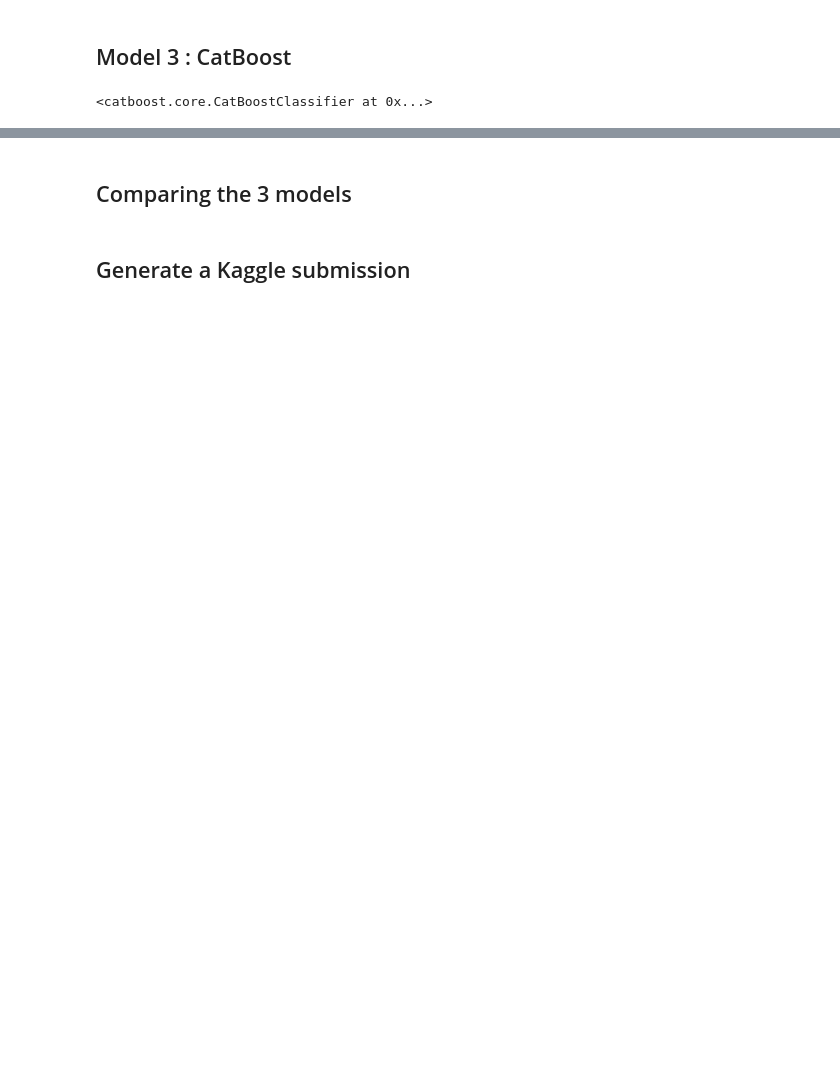
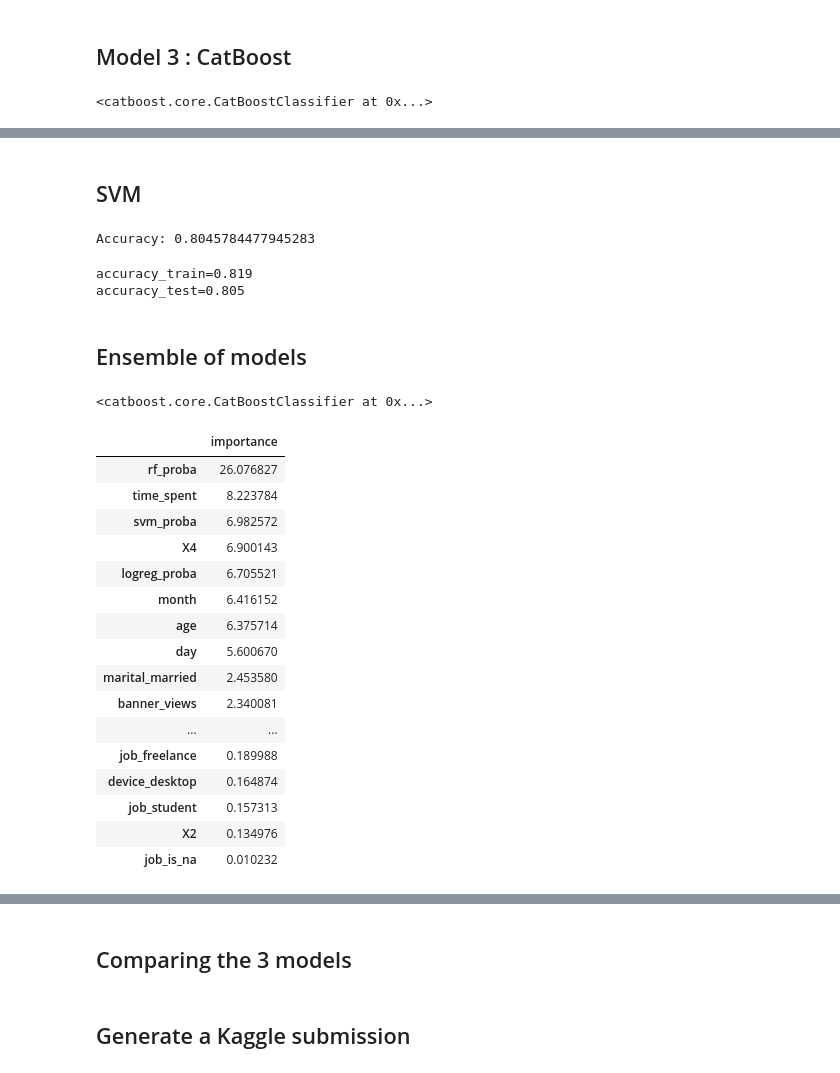
Before and after one commit to GuthHannes/ML_project, a Jupyter notebook: Project ML.ipynb, the cells around one changed output, grey strips where cells are left out. Drawn from its saved outputs; the diff is of its cells as text; code cells hidden in the pictures; blank space fills up the shorter version.

```diff
--- a/Project ML.ipynb
+++ b/Project ML.ipynb
@@ -373,0 +404,72 @@ accuracy_test=0.868
+# %% [markdown]
+## SVM
+# %%
+from sklearn.svm import SVC
+
+svm = SVC(kernel='linear', C=1.0, random_state=42, probability=True)
+svm.fit(X_train, y_train)
+# %% [output]
+Accuracy: 0.8045784477945283
+# %%
+predict_test = svm.predict(X_test)
+predict_train = svm.predict(X_train)
+
+accuracy_train = round(accuracy_score(y_train, predict_train), 3)
+accuracy_test = round(accuracy_score(y_test, predict_test), 3)
+print(f'{accuracy_train=}\n{accuracy_test=}')
+# %% [output]
+accuracy_train=0.819
+accuracy_test=0.805
+# %% [markdown]
+## Ensemble of models
+# %%
+def get_extended_dataset(dataset, drop_original_columns=False):
+    dataset_extended = dataset.copy()
+    if drop_original_columns:
+        dataset_extended = pd.DataFrame()
+    dataset_extended['rf_proba'] = best_rf.predict_proba(dataset)[:, 0]
+    dataset_extended['xgb_proba'] = best_xgb.predict_proba(dataset)[:, 0]
+    dataset_extended['catboost_proba'] = model.predict_proba(dataset)[:, 0]
+    dataset_extended['logreg_proba'] = logreg.predict_proba(dataset)[:, 0]
+    dataset_extended['svm_proba'] = svm.predict_proba(dataset)[:, 0]
+    return dataset_extended
+# %%
+X_train_extended, X_test_extended, y_train_extended, y_test_extended = train_test_split(
+    get_extended_dataset(X_test),
+    y_test,
+    test_size=0.3
+)
+# %%
+ensemble_catboost = CatBoostClassifier(verbose=False)
+
+ensemble_catboost.fit(X_train_extended, y_train_extended)
+# %% [output]
+<catboost.core.CatBoostClassifier at 0x...>
+# %%
+importance = pd.DataFrame(
+    ensemble_catboost.feature_importances_,
+    index=X_train_extended.columns,
+    columns=['importance']
+).sort_values(
+    by='importance',
+    ascending=False
+)
+importance
+# %% [output]
+|  | importance |
+| rf_proba | 26.076827 |
+| time_spent | 8.223784 |
+| svm_proba | 6.982572 |
+| X4 | 6.900143 |
+| logreg_proba | 6.705521 |
+| month | 6.416152 |
+| age | 6.375714 |
+| day | 5.600670 |
+| marital_married | 2.453580 |
+| banner_views | 2.340081 |
+| ... | ... |
+| job_freelance | 0.189988 |
+| device_desktop | 0.164874 |
+| job_student | 0.157313 |
+| X2 | 0.134976 |
+| job_is_na | 0.010232 |
```
Also changed, not shown: parts of 18 cells of this notebook.
